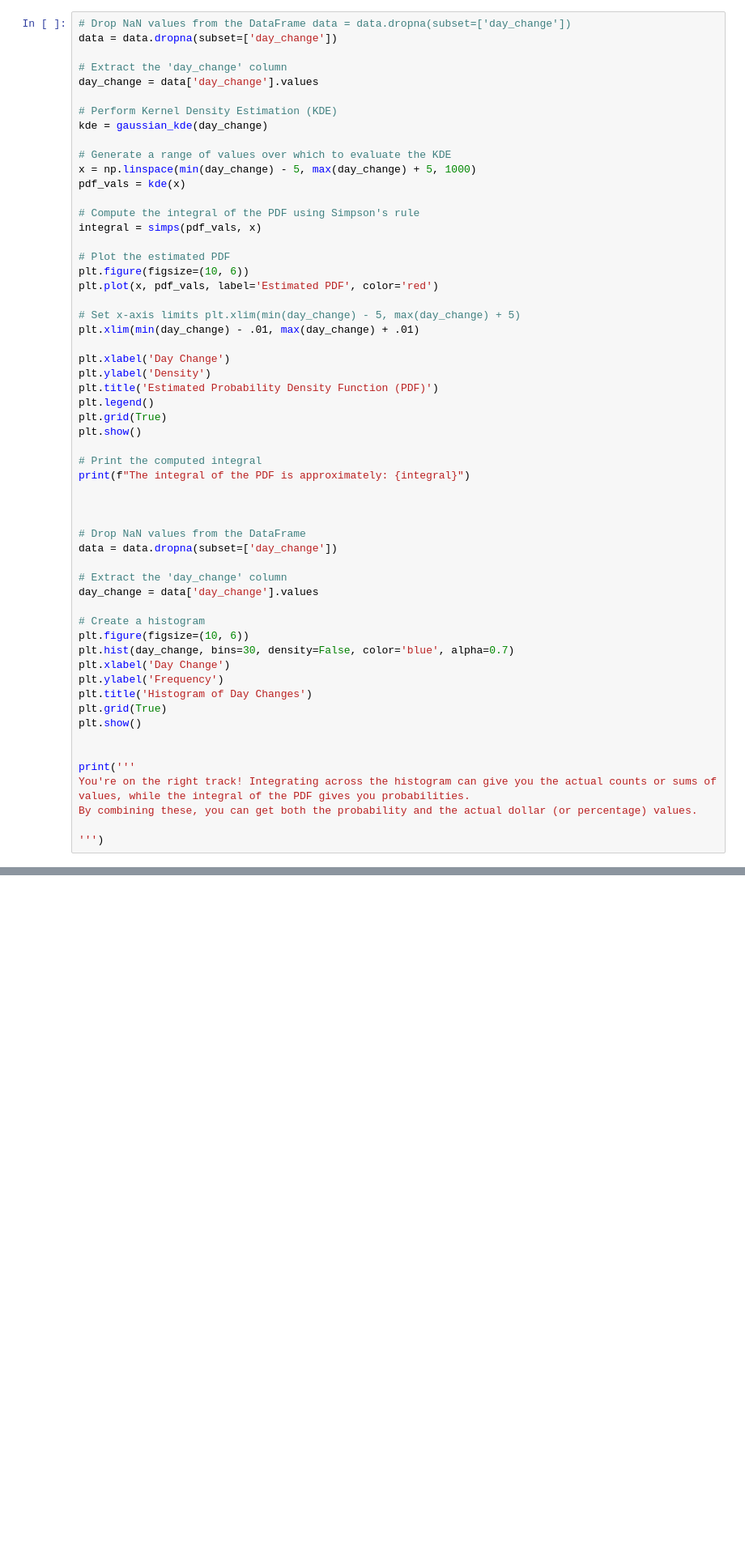
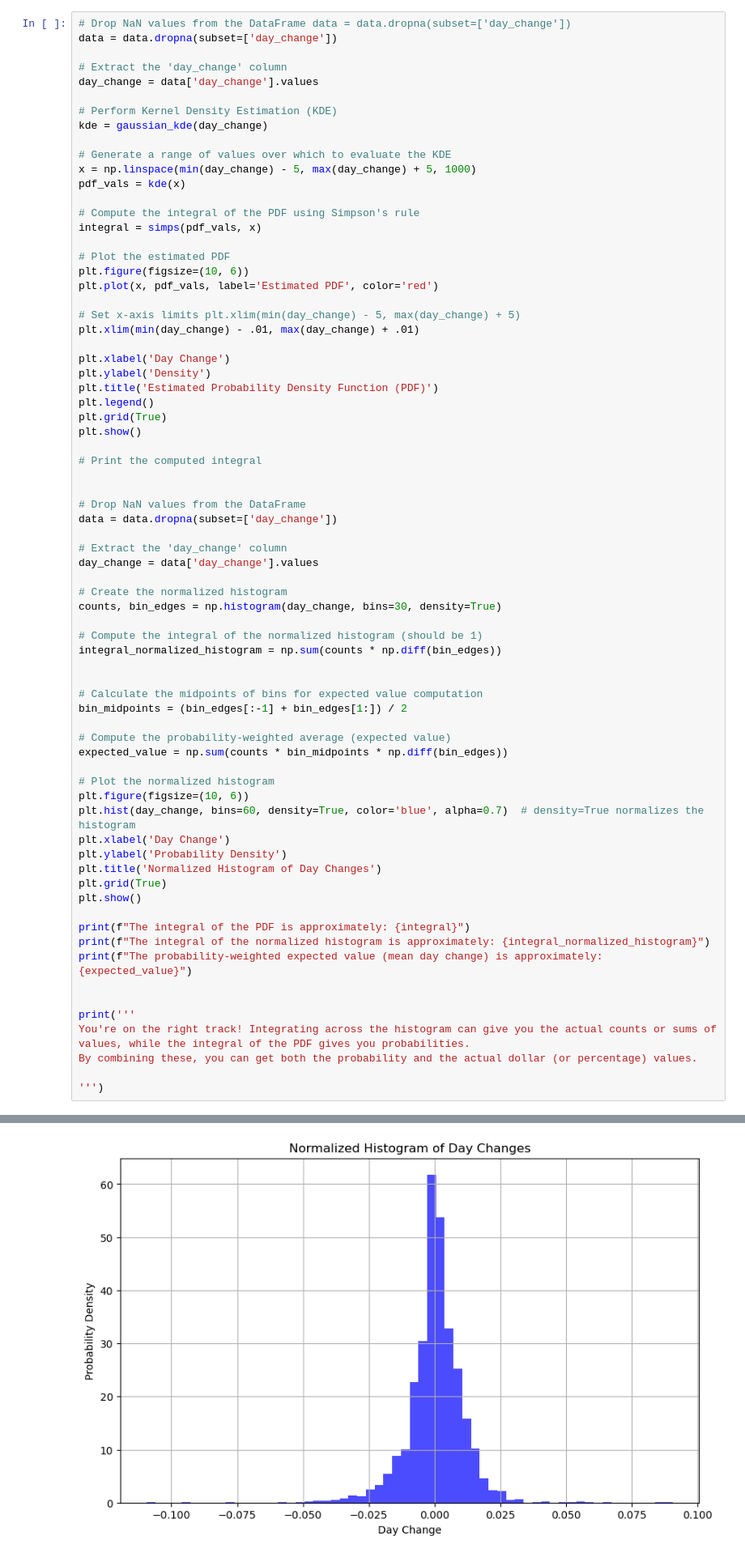
Before and after one commit to Nicholas-Sanso/SPY_Behavior, a Jupyter notebook: spy_full.ipynb, the cells around one changed output, grey strips where cells are left out. Shown at 81% size. Saved outputs shown, nothing was run; the diff lists cells and outputs as text; blank space fills up the shorter version.

```diff
--- a/spy_full.ipynb
+++ b/spy_full.ipynb
@@ -127,37 +127,53 @@ plt.xlim(min(day_change) - .01, max(day_change) + .01)
 
 plt.xlabel('Day Change')
 plt.ylabel('Density')
 plt.title('Estimated Probability Density Function (PDF)')
 plt.legend()
 plt.grid(True)
 plt.show()
 
 # Print the computed integral
-print(f"The integral of the PDF is approximately: {integral}")
-
 
 
 # Drop NaN values from the DataFrame
 data = data.dropna(subset=['day_change'])
 
 # Extract the 'day_change' column
 day_change = data['day_change'].values
 
-# Create a histogram
+# Create the normalized histogram
+counts, bin_edges = np.histogram(day_change, bins=30, density=True)
+
+# Compute the integral of the normalized histogram (should be 1)
+integral_normalized_histogram = np.sum(counts * np.diff(bin_edges))
+
+
+# Calculate the midpoints of bins for expected value computation
+bin_midpoints = (bin_edges[:-1] + bin_edges[1:]) / 2
+
+# Compute the probability-weighted average (expected value)
+expected_value = np.sum(counts * bin_midpoints * np.diff(bin_edges))
+
+# Plot the normalized histogram
 plt.figure(figsize=(10, 6))
-plt.hist(day_change, bins=30, density=False, color='blue', alpha=0.7)
+plt.hist(day_change, bins=60, density=True, color='blue', alpha=0.7)  # density=True normalizes the histogram
 plt.xlabel('Day Change')
-plt.ylabel('Frequency')
-plt.title('Histogram of Day Changes')
+plt.ylabel('Probability Density')
+plt.title('Normalized Histogram of Day Changes')
 plt.grid(True)
 plt.show()
+
+print(f"The integral of the PDF is approximately: {integral}")
+print(f"The integral of the normalized histogram is approximately: {integral_normalized_histogram}")
+print(f"The probability-weighted expected value (mean day change) is approximately: {expected_value}")
 
 
 print('''
 You're on the right track! Integrating across the histogram can give you the actual counts or sums of values, while the integral of the PDF gives you probabilities.
 By combining these, you can get both the probability and the actual dollar (or percentage) values.
 
 ''')
 # %% [output]
 [figure]
+[figure, new version]
 The integral of the PDF is approximately: 0.9542406842545648
```
Also changed, not shown: parts of 2 cells of this notebook.
